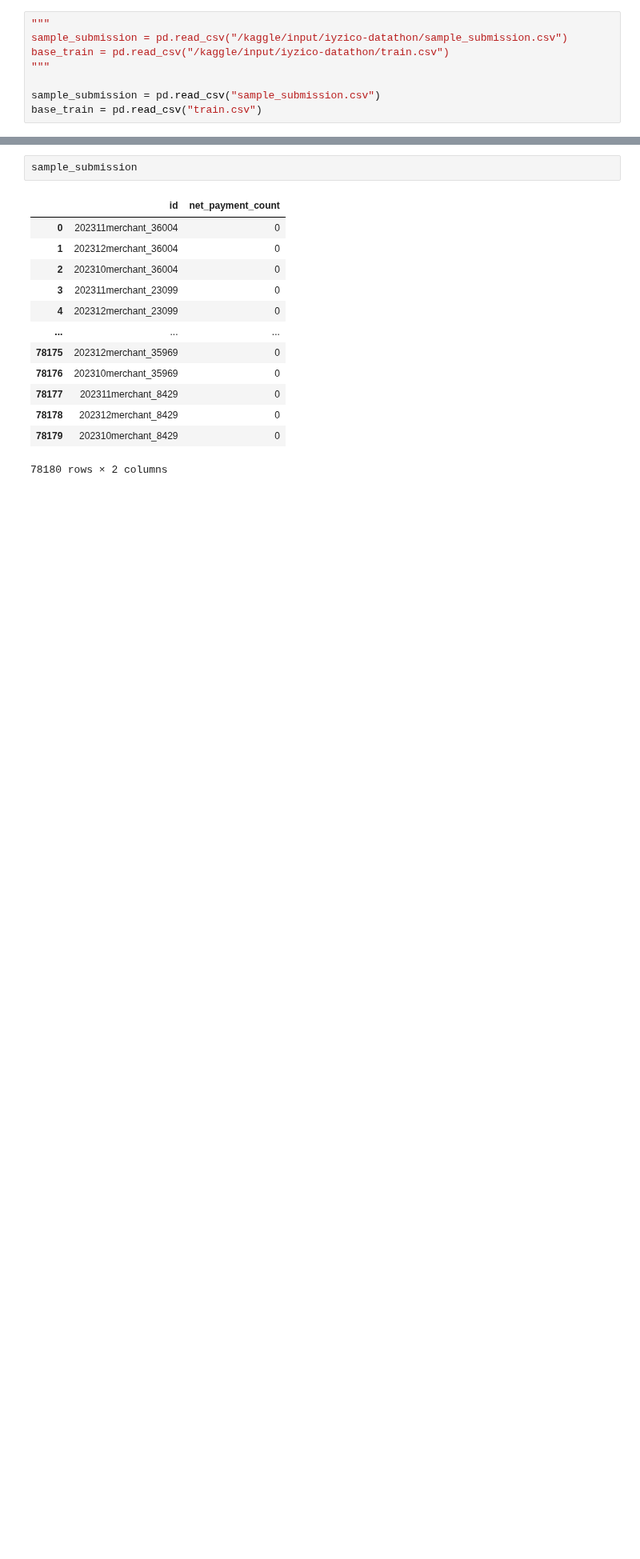
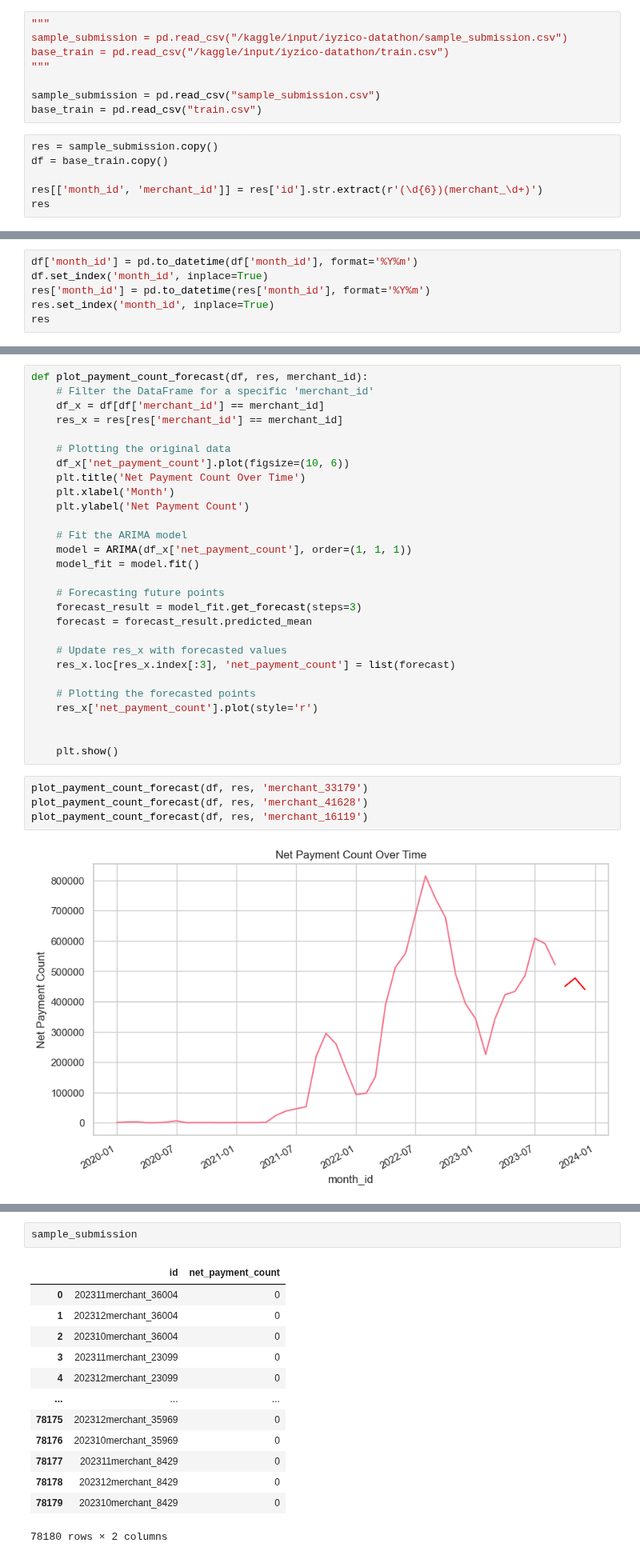
Before and after one commit to hakankorpe/2024, a Jupyter notebook: iyzico/iyzico.ipynb, the cells around one changed output, grey strips where cells are left out. Shown at 80% size. Cells and saved outputs as stored; diff of their text form; blank space fills up the shorter version.

Commit message:
Day37 - # Iyzico Datathon l - Data Processing for new version

```diff
--- a/iyzico/iyzico.ipynb
+++ b/iyzico/iyzico.ipynb
@@ -65,3 +73,9 @@ base_train = pd.read_csv("/kaggle/input/iyzico-datathon/train.csv")
 
 sample_submission = pd.read_csv("sample_submission.csv")
 base_train = pd.read_csv("train.csv")
+# %%
+res = sample_submission.copy()
+df = base_train.copy()
+
+res[['month_id', 'merchant_id']] = res['id'].str.extract(r'(\d{6})(merchant_\d+)')
+res
@@ -67,0 +96,6 @@ base_train = pd.read_csv("train.csv")
+# %%
+df['month_id'] = pd.to_datetime(df['month_id'], format='%Y%m')
+df.set_index('month_id', inplace=True)
+res['month_id'] = pd.to_datetime(res['month_id'], format='%Y%m')
+res.set_index('month_id', inplace=True)
+res
@@ -67,0 +117,34 @@ base_train = pd.read_csv("train.csv")
+# %%
+def plot_payment_count_forecast(df, res, merchant_id):
+    # Filter the DataFrame for a specific 'merchant_id'
+    df_x = df[df['merchant_id'] == merchant_id]
+    res_x = res[res['merchant_id'] == merchant_id]
+
+    # Plotting the original data
+    df_x['net_payment_count'].plot(figsize=(10, 6))
+    plt.title('Net Payment Count Over Time')
+    plt.xlabel('Month')
+    plt.ylabel('Net Payment Count')
+
+    # Fit the ARIMA model
+    model = ARIMA(df_x['net_payment_count'], order=(1, 1, 1))
+    model_fit = model.fit()
+
+    # Forecasting future points
+    forecast_result = model_fit.get_forecast(steps=3)
+    forecast = forecast_result.predicted_mean
+
+    # Update res_x with forecasted values
+    res_x.loc[res_x.index[:3], 'net_payment_count'] = list(forecast)
+
+    # Plotting the forecasted points
+    res_x['net_payment_count'].plot(style='r')
+
+
+    plt.show()
+# %%
+plot_payment_count_forecast(df, res, 'merchant_33179')
+plot_payment_count_forecast(df, res, 'merchant_41628')
+plot_payment_count_forecast(df, res, 'merchant_16119')
+# %% [output]
+[figure, added]
```
Also changed, not shown: parts of 29 cells of this notebook, 2 other files.
